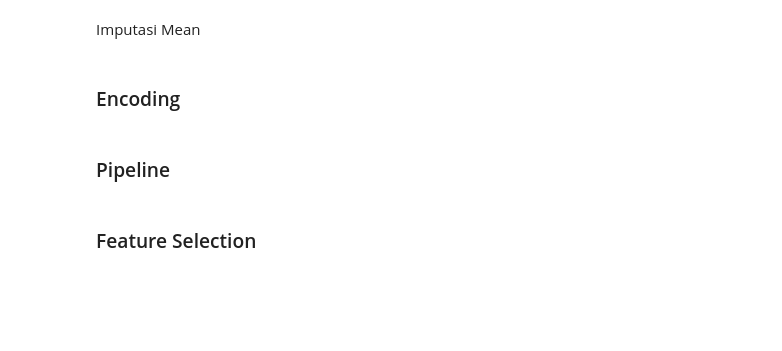
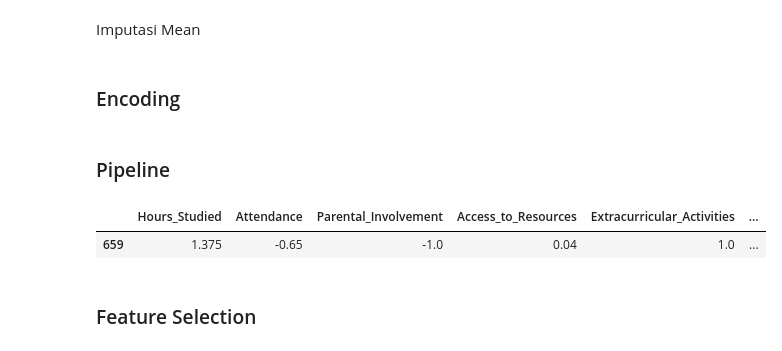
Before and after one commit to Bjirka13/Graduation-Predict, a Jupyter notebook: Notebook/Proyek_Predict_Graduation(Regresi).ipynb, the cells around one changed output. Drawn from its saved outputs; the diff is of its cells as text; code cells hidden in the pictures; blank space fills up the shorter version.

```diff
--- a/Notebook/Proyek_Predict_Graduation(Regresi).ipynb
+++ b/Notebook/Proyek_Predict_Graduation(Regresi).ipynb
@@ -346,3 +346,8 @@ if not isinstance(X_test, pd.DataFrame):
+# %%
+X_train_scaled.sample()
+# %% [output]
+|  | Hours_Studied | Attendance | Parental_Involvement | Access_to_Resources | Extracurricular_Activities | ... |
+| 659 | 1.375 | -0.65 | -1.0 | 0.04 | 1.0 | ... |
 # %% [markdown]
 ### Feature Selection
 # %%
```
Also changed, not shown: parts of 22 cells of this notebook.
